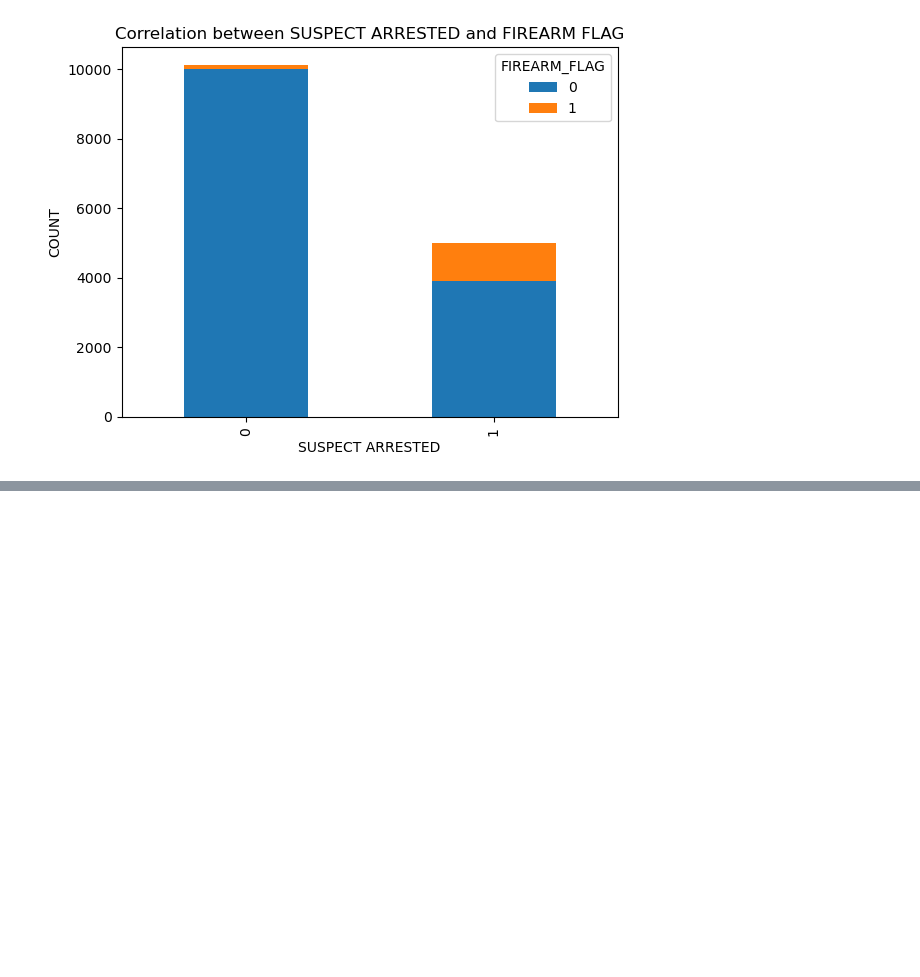
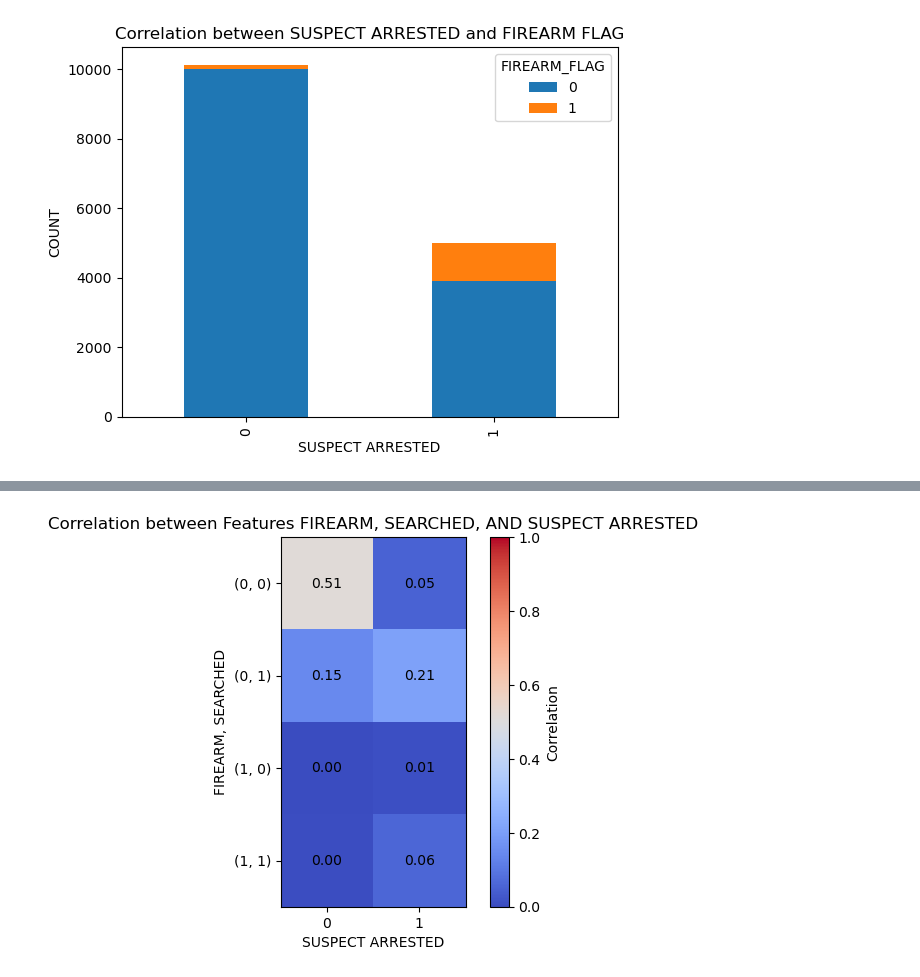
Before and after one commit to RicardoTlatelpa/StopAndFrisk, a Jupyter notebook: final_eda.ipynb, the cells around one changed output, grey strips where cells are left out. Drawn from its saved outputs; the diff is of its cells as text; code cells hidden in the pictures; blank space fills up the shorter version.

Commit message:
Added correlation between 3 binary features, one of them being the target feature

```diff
--- a/final_eda.ipynb
+++ b/final_eda.ipynb
@@ -291,0 +292,23 @@ plt.show()
+# %%
+t_c_table = pd.crosstab(index=[data['FIREARM_FLAG'],data['SEARCHED_FLAG']], columns=data['SUSPECT_ARRESTED_FLAG'])
+
+correlation_matrix = t_c_table / len(data)
+
+
+plt.imshow(correlation_matrix, cmap='coolwarm', vmin=0, vmax=1)
+plt.colorbar(label='Correlation')
+plt.xticks(np.arange(len(correlation_matrix.columns)), correlation_matrix.columns)
+plt.yticks(np.arange(len(correlation_matrix.index)), correlation_matrix.index)
+
+for i in range(len(correlation_matrix.index)):
+    for j in range(len(correlation_matrix.columns)):
+        plt.text(j, i, f'{correlation_matrix.iloc[i, j]:.2f}', ha='center', va='center', color='black')
+
+plt.xlabel('SUSPECT ARRESTED')
+plt.ylabel('FIREARM, SEARCHED')
+plt.title('Correlation between Features FIREARM, SEARCHED, AND SUSPECT ARRESTED')
+
+
+plt.show()
+# %% [output]
+[figure, added]
```
Also changed, not shown: parts of 2 cells of this notebook.
